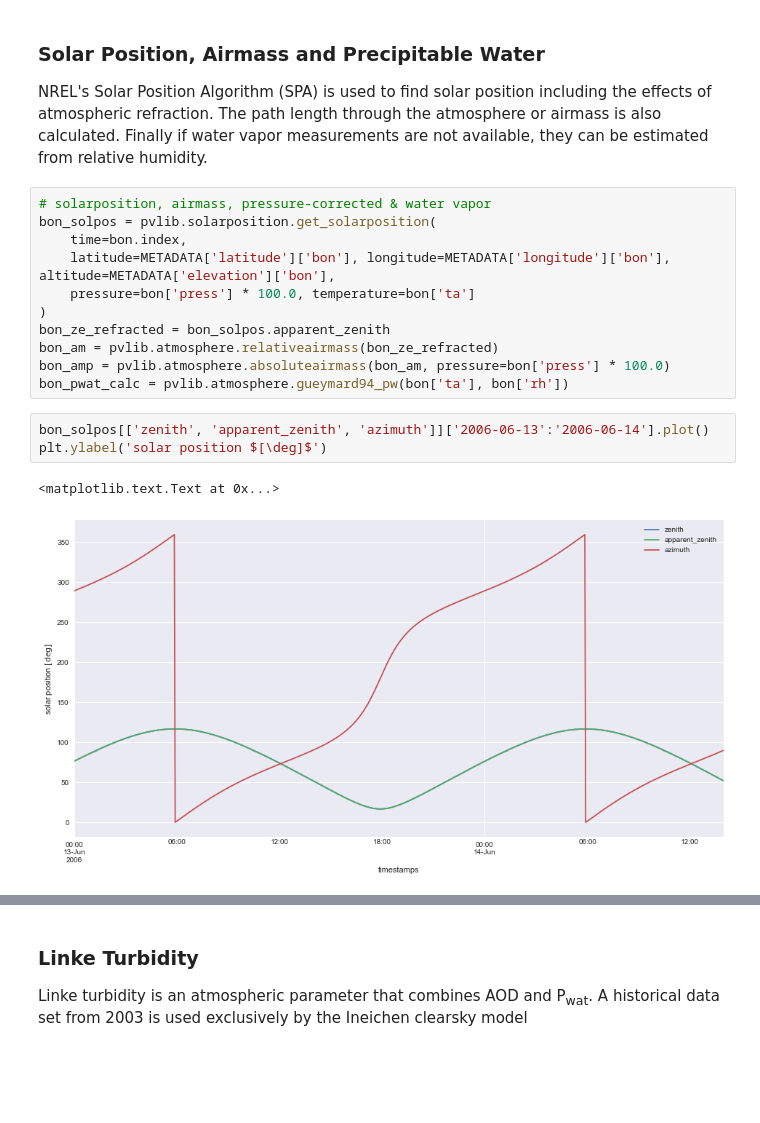
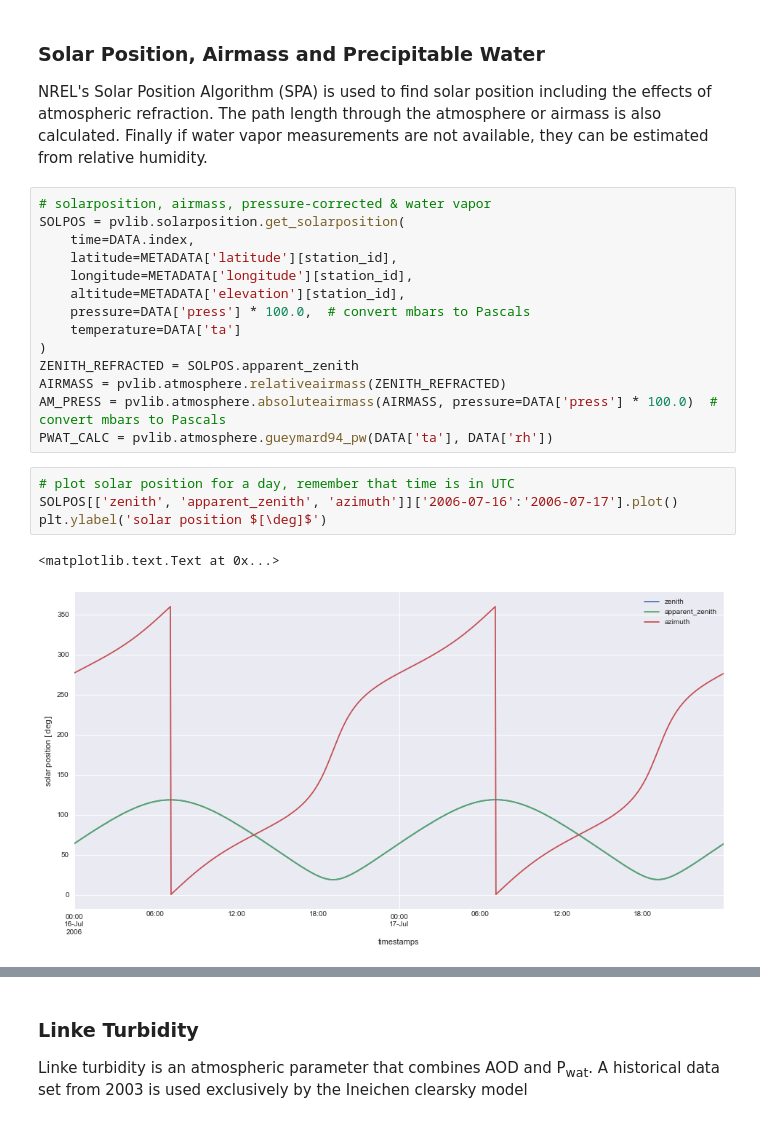
Before and after one commit to mikofski/pvsc44-clearsky-aod, a Jupyter notebook: PVSC-Clearsky-AOD.ipynb, the cells around one changed output, grey strips where cells are left out. Drawn from its saved outputs; the diff is of its cells as text; blank space fills up the shorter version.

```diff
--- a/PVSC-Clearsky-AOD.ipynb
+++ b/PVSC-Clearsky-AOD.ipynb
@@ -88,18 +114,22 @@ bon_atm[['tau380', 'tau500', 'aod550', 'tau700', 'aod1240']]['2006-06-13':'2006-
 NREL's Solar Position Algorithm (SPA) is used to find solar position including the effects of atmospheric refraction. The path length through the atmosphere or airmass is also calculated. Finally if water vapor measurements are not available, they can be estimated from relative humidity.
 # %%
 # solarposition, airmass, pressure-corrected & water vapor
-bon_solpos = pvlib.solarposition.get_solarposition(
-    time=bon.index,
-    latitude=METADATA['latitude']['bon'], longitude=METADATA['longitude']['bon'], altitude=METADATA['elevation']['bon'],
-    pressure=bon['press'] * 100.0, temperature=bon['ta']
+SOLPOS = pvlib.solarposition.get_solarposition(
+    time=DATA.index,
+    latitude=METADATA['latitude'][station_id],
+    longitude=METADATA['longitude'][station_id],
+    altitude=METADATA['elevation'][station_id],
+    pressure=DATA['press'] * 100.0,  # convert mbars to Pascals
+    temperature=DATA['ta']
 )
-bon_ze_refracted = bon_solpos.apparent_zenith
-bon_am = pvlib.atmosphere.relativeairmass(bon_ze_refracted)
-bon_amp = pvlib.atmosphere.absoluteairmass(bon_am, pressure=bon['press'] * 100.0)
-bon_pwat_calc = pvlib.atmosphere.gueymard94_pw(bon['ta'], bon['rh'])
+ZENITH_REFRACTED = SOLPOS.apparent_zenith
+AIRMASS = pvlib.atmosphere.relativeairmass(ZENITH_REFRACTED)
+AM_PRESS = pvlib.atmosphere.absoluteairmass(AIRMASS, pressure=DATA['press'] * 100.0)  # convert mbars to Pascals
+PWAT_CALC = pvlib.atmosphere.gueymard94_pw(DATA['ta'], DATA['rh'])
 # %%
-bon_solpos[['zenith', 'apparent_zenith', 'azimuth']]['2006-06-13':'2006-06-14'].plot()
+# plot solar position for a day, remember that time is in UTC
+SOLPOS[['zenith', 'apparent_zenith', 'azimuth']]['2006-07-16':'2006-07-17'].plot()
 plt.ylabel('solar position $[\deg]$')
 # %% [output]
 <matplotlib.text.Text at 0x...>
-[figure, old version]
+[figure, new version]
```
Also changed, not shown: parts of 19 cells of this notebook, 1 other file.
